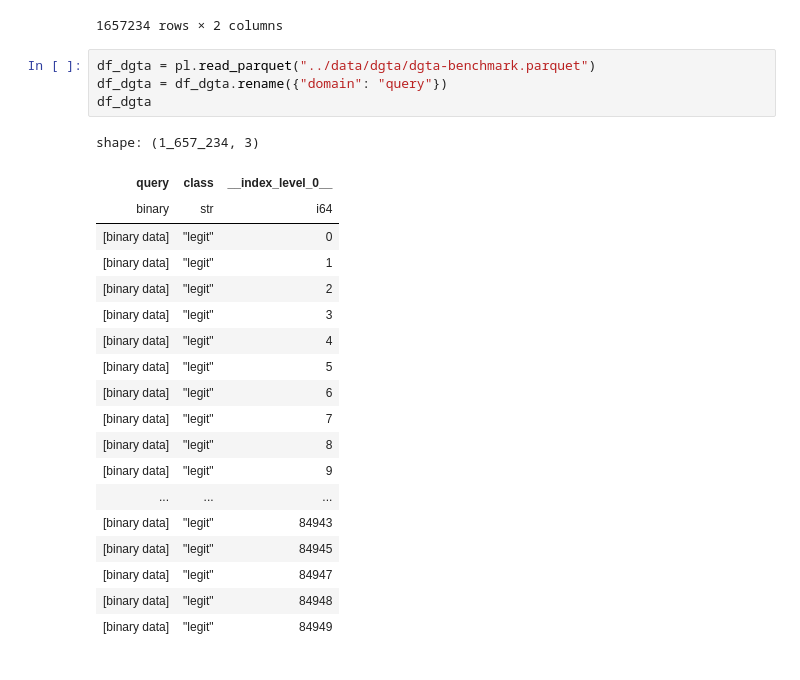
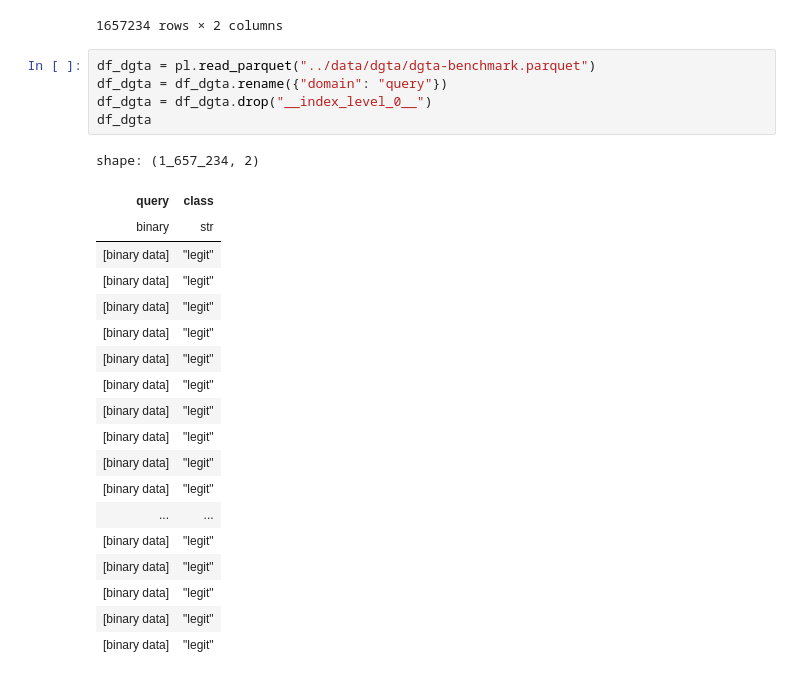
Before and after one commit to stefanDeveloper/heiDGAF, a Jupyter notebook: example/DGA_dgta_EDA.ipynb, the cells around one changed output. Cells and saved outputs as stored; diff of their text form.

Commit message:
Update dgta analysis

```diff
--- a/example/DGA_dgta_EDA.ipynb
+++ b/example/DGA_dgta_EDA.ipynb
@@ -39,27 +40,28 @@ pd_dgta
 # %%
 df_dgta = pl.read_parquet("../data/dgta/dgta-benchmark.parquet")
 df_dgta = df_dgta.rename({"domain": "query"})
+df_dgta = df_dgta.drop("__index_level_0__")
 df_dgta
 # %% [output]
-shape: (1_657_234, 3)
+shape: (1_657_234, 2)
-| query | class | __index_level_0__ |
-| binary | str | i64 |
-| [binary data] | "legit" | 0 |
-| [binary data] | "legit" | 1 |
-| [binary data] | "legit" | 2 |
-| [binary data] | "legit" | 3 |
-| [binary data] | "legit" | 4 |
-| [binary data] | "legit" | 5 |
-| [binary data] | "legit" | 6 |
-| [binary data] | "legit" | 7 |
-| [binary data] | "legit" | 8 |
-| [binary data] | "legit" | 9 |
-| ... | ... | ... |
-| [binary data] | "legit" | 84943 |
-| [binary data] | "legit" | 84945 |
-| [binary data] | "legit" | 84947 |
-| [binary data] | "legit" | 84948 |
-| [binary data] | "legit" | 84949 |
+| query | class |
+| binary | str |
+| [binary data] | "legit" |
+| [binary data] | "legit" |
+| [binary data] | "legit" |
+| [binary data] | "legit" |
+| [binary data] | "legit" |
+| [binary data] | "legit" |
+| [binary data] | "legit" |
+| [binary data] | "legit" |
+| [binary data] | "legit" |
+| [binary data] | "legit" |
+| ... | ... |
+| [binary data] | "legit" |
+| [binary data] | "legit" |
+| [binary data] | "legit" |
+| [binary data] | "legit" |
+| [binary data] | "legit" |
 # %%
 def custom_decode(data):
     retL=[None] * len(data)
```
Also changed, not shown: parts of 14 cells of this notebook.
